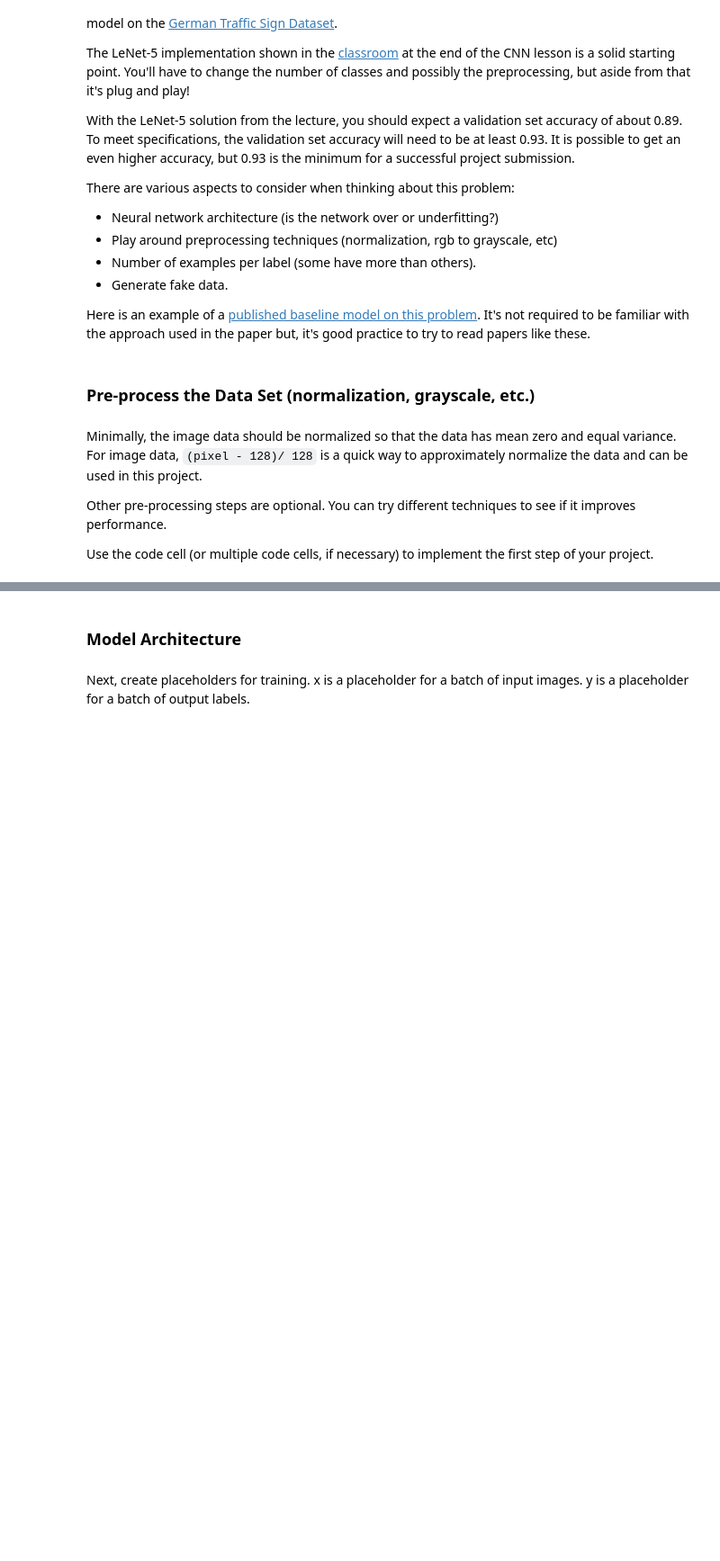
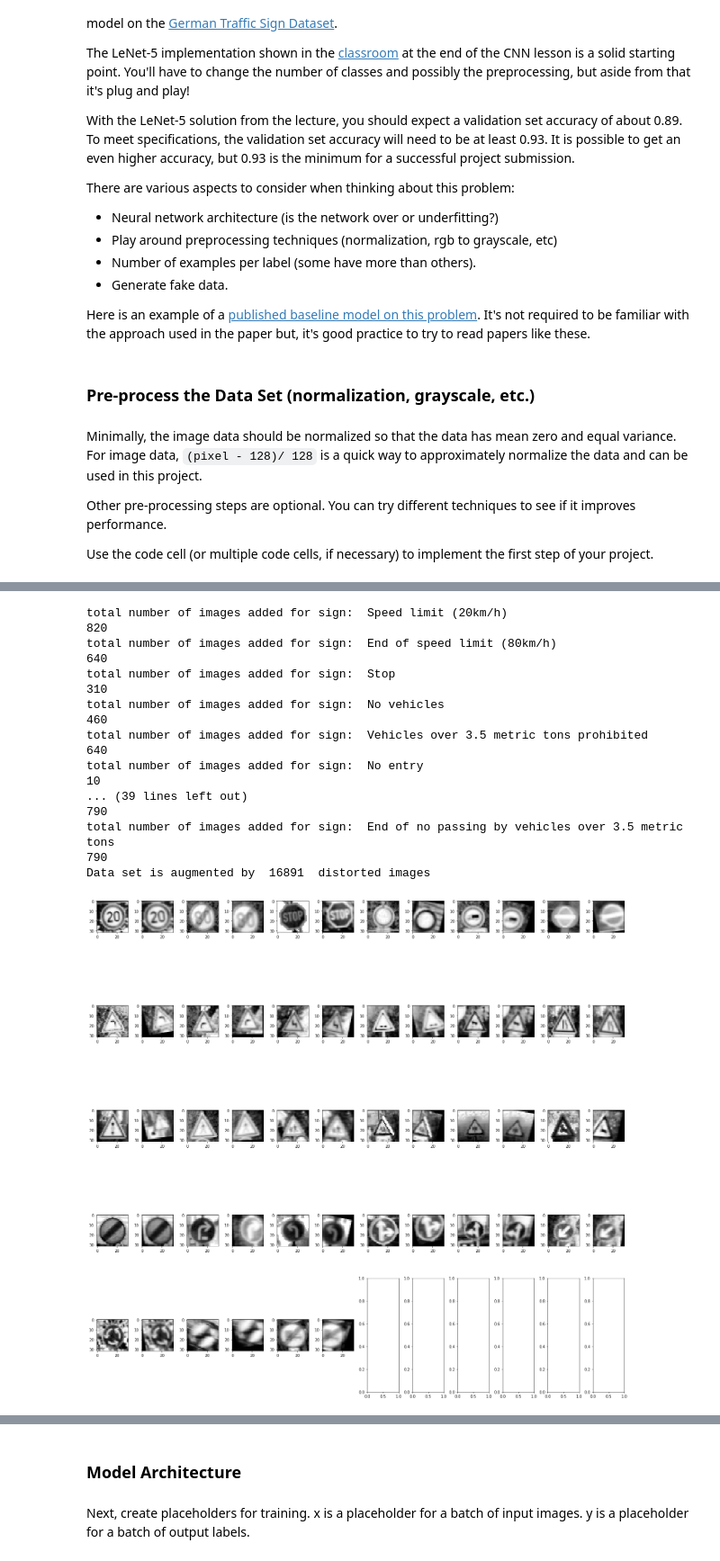
Before and after one commit to mscwu/udacity_traffic_sign_classification, a Jupyter notebook: Traffic_Sign_Classifier.ipynb, the cells around one changed output, grey strips where cells are left out. Shown at 90% size. Drawn from its saved outputs; the diff is of its cells as text; code cells hidden in the pictures; blank space fills up the shorter version.

```diff
--- a/Traffic_Sign_Classifier.ipynb
+++ b/Traffic_Sign_Classifier.ipynb
@@ -253,12 +317,36 @@ def image_augmentation(label):
 # %%
 image_container = np.empty([0,32,32,1])
 label_container = np.empty([0])
-for label in augment_label:
-    temp_new_images, temp_new_labels = image_augmentation(label)
+fig4 = plt.figure(figsize=(20,20))
+gs4 = gridspec.GridSpec(5, 12)
+ax4 = [plt.subplot(gs4[i]) for i in range(60)]
+
+for ind, label in enumerate(augment_label):
+    temp_new_images, temp_new_labels = image_augmentation(label, ax4[2*ind], ax4[2*ind+1])
     image_container = np.concatenate((image_container, temp_new_images), axis = 0)
     label_container = np.concatenate((label_container, temp_new_labels), axis = 0)
-print(image_container.shape)
-print(label_container.shape)
+print('Data set is augmented by ', label_container.shape[0], ' distorted images')
+plt.tight_layout(pad=1, w_pad=0.5, h_pad=1.0)
+fig4.savefig(os.path.join(image_save_path,'image_aug_sample.jpg'), bbox_inches='tight')
+# %% [output]
+total number of images added for sign:  Speed limit (20km/h)
+820
+total number of images added for sign:  End of speed limit (80km/h)
+640
+total number of images added for sign:  Stop
+310
+total number of images added for sign:  No vehicles
+460
+total number of images added for sign:  Vehicles over 3.5 metric tons prohibited
+640
+total number of images added for sign:  No entry
+10
+... (39 lines left out)
+790
+total number of images added for sign:  End of no passing by vehicles over 3.5 metric tons
+790
+Data set is augmented by  16891  distorted images
+[figure, added]
 # %%
 plt.hist(y_train, n_classes-1, fc='g', ec='k')
 plt.xlabel('Traffic Sign ID')
```
Also changed, not shown: parts of 24 cells of this notebook, 15 other files.
